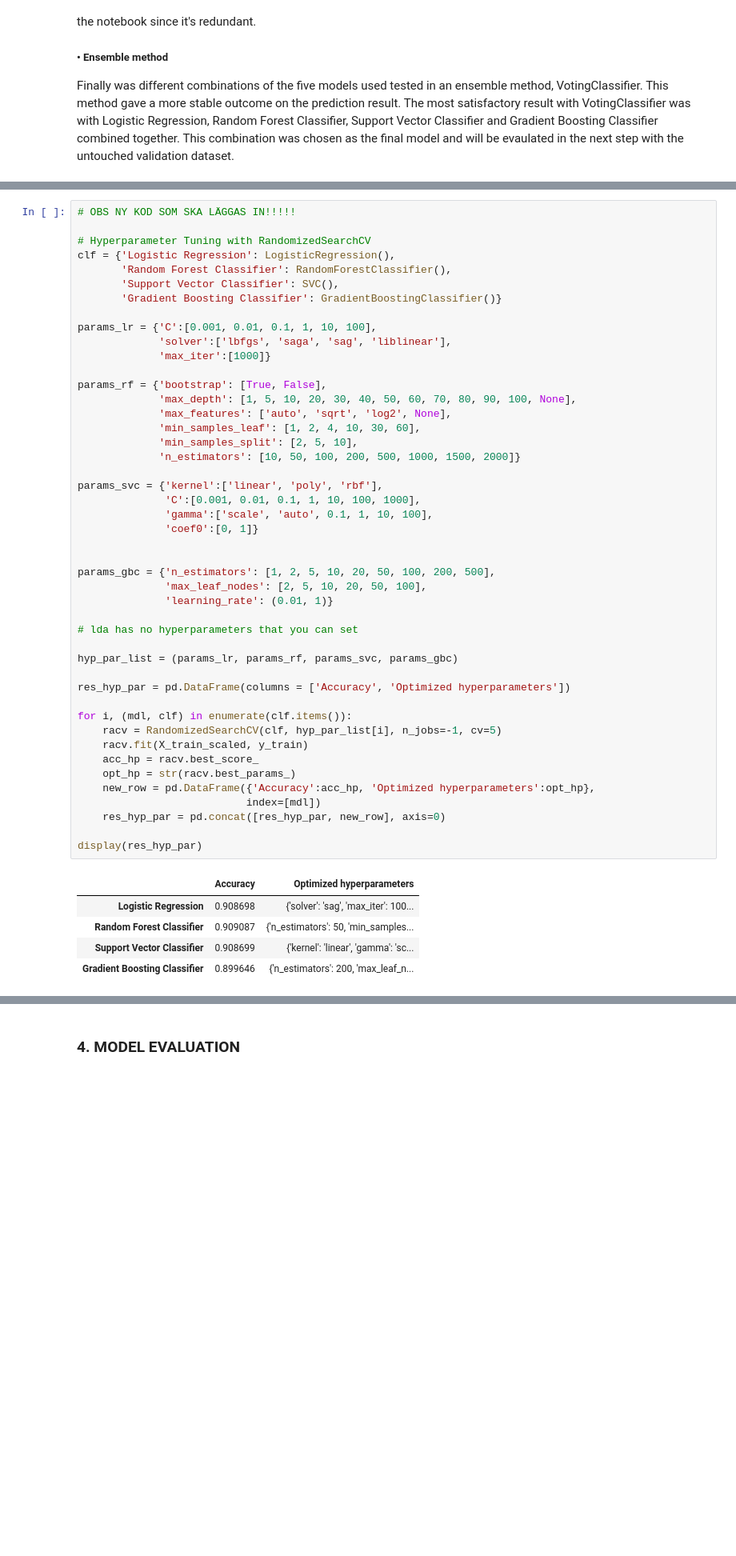
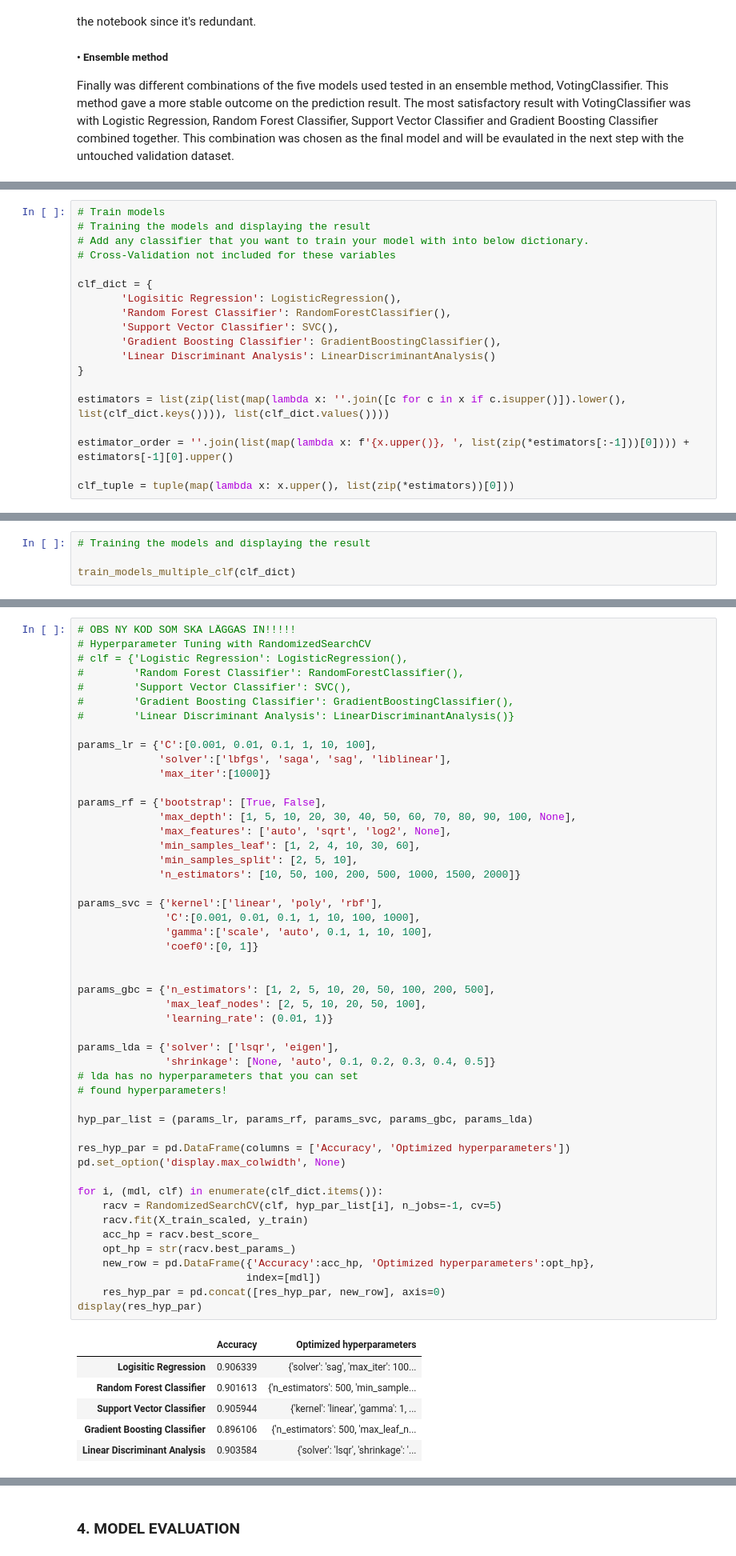
Before and after one commit to LLUhlin/data-science-project, a Jupyter notebook: student_final.ipynb, the cells around one changed output, grey strips where cells are left out. Shown at 80% size. Saved outputs shown, nothing was run; the diff lists cells and outputs as text; blank space fills up the shorter version.

```diff
--- a/student_final.ipynb
+++ b/student_final.ipynb
@@ -324,0 +330,19 @@ from sklearn.discriminant_analysis import LinearDiscriminantAnalysis
+# %%
+# Train models
+# Training the models and displaying the result
+# Add any classifier that you want to train your model with into below dictionary.
+# Cross-Validation not included for these variables
+
+clf_dict = {
+       'Logisitic Regression': LogisticRegression(),
+       'Random Forest Classifier': RandomForestClassifier(),
+       'Support Vector Classifier': SVC(),
+       'Gradient Boosting Classifier': GradientBoostingClassifier(),
+       'Linear Discriminant Analysis': LinearDiscriminantAnalysis()
+}
+
+estimators = list(zip(list(map(lambda x: ''.join([c for c in x if c.isupper()]).lower(), list(clf_dict.keys()))), list(clf_dict.values())))
+
+estimator_order = ''.join(list(map(lambda x: f'{x.upper()}, ', list(zip(*estimators[:-1]))[0]))) + estimators[-1][0].upper()
+
+clf_tuple = tuple(map(lambda x: x.upper(), list(zip(*estimators))[0]))
@@ -324,0 +386,4 @@ from sklearn.discriminant_analysis import LinearDiscriminantAnalysis
+# %%
+# Training the models and displaying the result
+
+train_models_multiple_clf(clf_dict)
@@ -376,11 +441,11 @@ display(result.style.format('{:.2%}'))
 # %%
 # OBS NY KOD SOM SKA LÄGGAS IN!!!!!
-
 # Hyperparameter Tuning with RandomizedSearchCV
-clf = {'Logistic Regression': LogisticRegression(),
-       'Random Forest Classifier': RandomForestClassifier(),
-       'Support Vector Classifier': SVC(),
-       'Gradient Boosting Classifier': GradientBoostingClassifier()}
+# clf = {'Logistic Regression': LogisticRegression(),
+#        'Random Forest Classifier': RandomForestClassifier(),
+#        'Support Vector Classifier': SVC(),
+#        'Gradient Boosting Classifier': GradientBoostingClassifier(),
+#        'Linear Discriminant Analysis': LinearDiscriminantAnalysis()}
 
 params_lr = {'C':[0.001, 0.01, 0.1, 1, 10, 100],
              'solver':['lbfgs', 'saga', 'sag', 'liblinear'],
@@ -391,37 +456,41 @@ params_rf = {'bootstrap': [True, False],
              'max_features': ['auto', 'sqrt', 'log2', None],
              'min_samples_leaf': [1, 2, 4, 10, 30, 60],
              'min_samples_split': [2, 5, 10],
              'n_estimators': [10, 50, 100, 200, 500, 1000, 1500, 2000]}
 
 params_svc = {'kernel':['linear', 'poly', 'rbf'],
               'C':[0.001, 0.01, 0.1, 1, 10, 100, 1000],
               'gamma':['scale', 'auto', 0.1, 1, 10, 100],
               'coef0':[0, 1]}
 
 
 params_gbc = {'n_estimators': [1, 2, 5, 10, 20, 50, 100, 200, 500],
               'max_leaf_nodes': [2, 5, 10, 20, 50, 100],
               'learning_rate': (0.01, 1)}
 
+params_lda = {'solver': ['lsqr', 'eigen'],
+              'shrinkage': [None, 'auto', 0.1, 0.2, 0.3, 0.4, 0.5]}
 # lda has no hyperparameters that you can set
+# found hyperparameters!
 
-hyp_par_list = (params_lr, params_rf, params_svc, params_gbc)
+hyp_par_list = (params_lr, params_rf, params_svc, params_gbc, params_lda)
 
 res_hyp_par = pd.DataFrame(columns = ['Accuracy', 'Optimized hyperparameters'])
+pd.set_option('display.max_colwidth', None)
 
-for i, (mdl, clf) in enumerate(clf.items()):
+for i, (mdl, clf) in enumerate(clf_dict.items()):
     racv = RandomizedSearchCV(clf, hyp_par_list[i], n_jobs=-1, cv=5)
     racv.fit(X_train_scaled, y_train)
     acc_hp = racv.best_score_
     opt_hp = str(racv.best_params_)
     new_row = pd.DataFrame({'Accuracy':acc_hp, 'Optimized hyperparameters':opt_hp},
                            index=[mdl])
     res_hyp_par = pd.concat([res_hyp_par, new_row], axis=0)
-
 display(res_hyp_par)
 # %% [output]
 |  | Accuracy | Optimized hyperparameters |
-| Logistic Regression | 0.908698 | {'solver': 'sag', 'max_iter': 100... |
-| Random Forest Classifier | 0.909087 | {'n_estimators': 50, 'min_samples... |
-| Support Vector Classifier | 0.908699 | {'kernel': 'linear', 'gamma': 'sc... |
-| Gradient Boosting Classifier | 0.899646 | {'n_estimators': 200, 'max_leaf_n... |
+| Logisitic Regression | 0.906339 | {'solver': 'sag', 'max_iter': 100... |
+| Random Forest Classifier | 0.901613 | {'n_estimators': 500, 'min_sample... |
+| Support Vector Classifier | 0.905944 | {'kernel': 'linear', 'gamma': 1, ... |
+| Gradient Boosting Classifier | 0.896106 | {'n_estimators': 500, 'max_leaf_n... |
+| Linear Discriminant Analysis | 0.903584 | {'solver': 'lsqr', 'shrinkage': '... |
```
Also changed, not shown: parts of 31 cells of this notebook.
